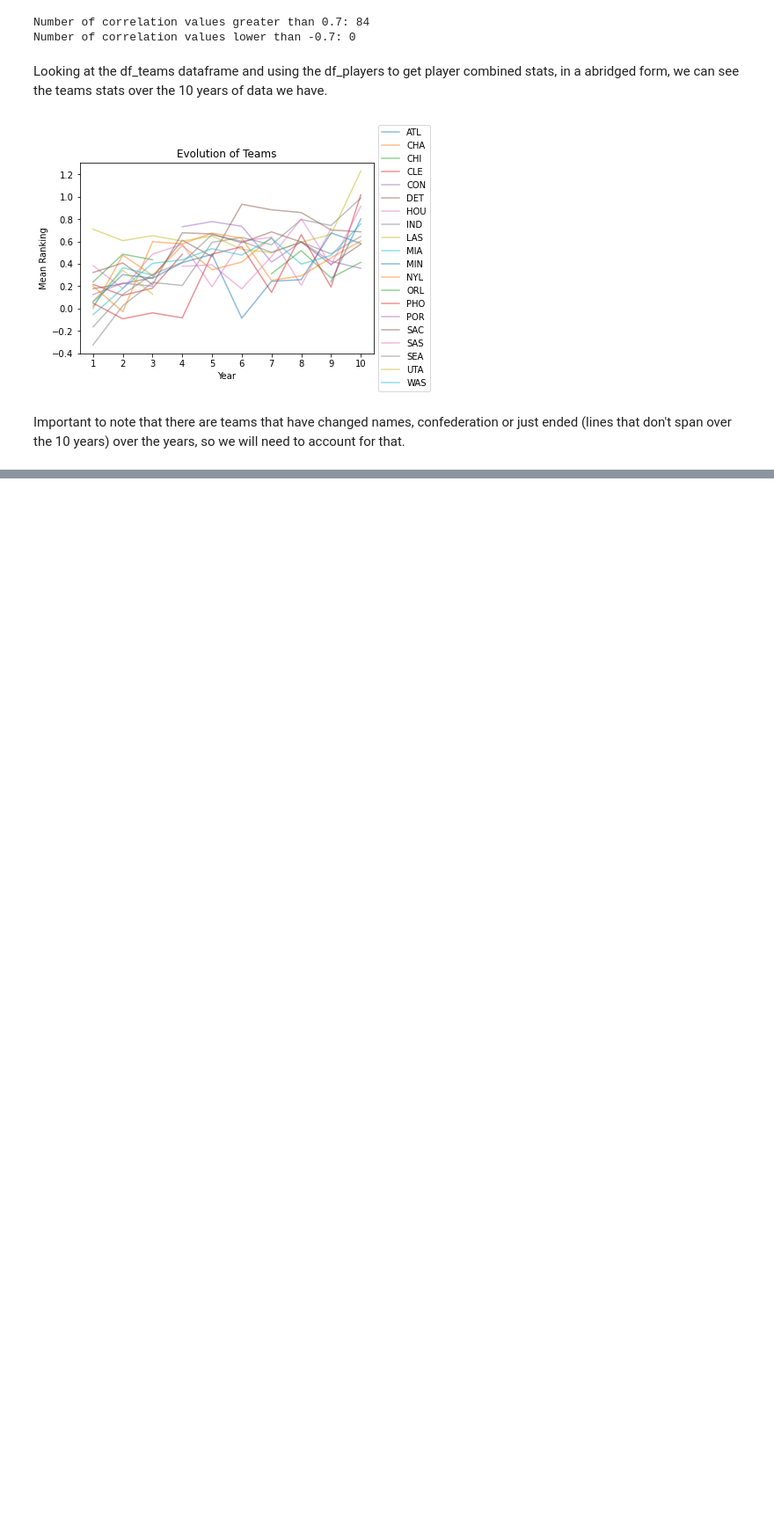
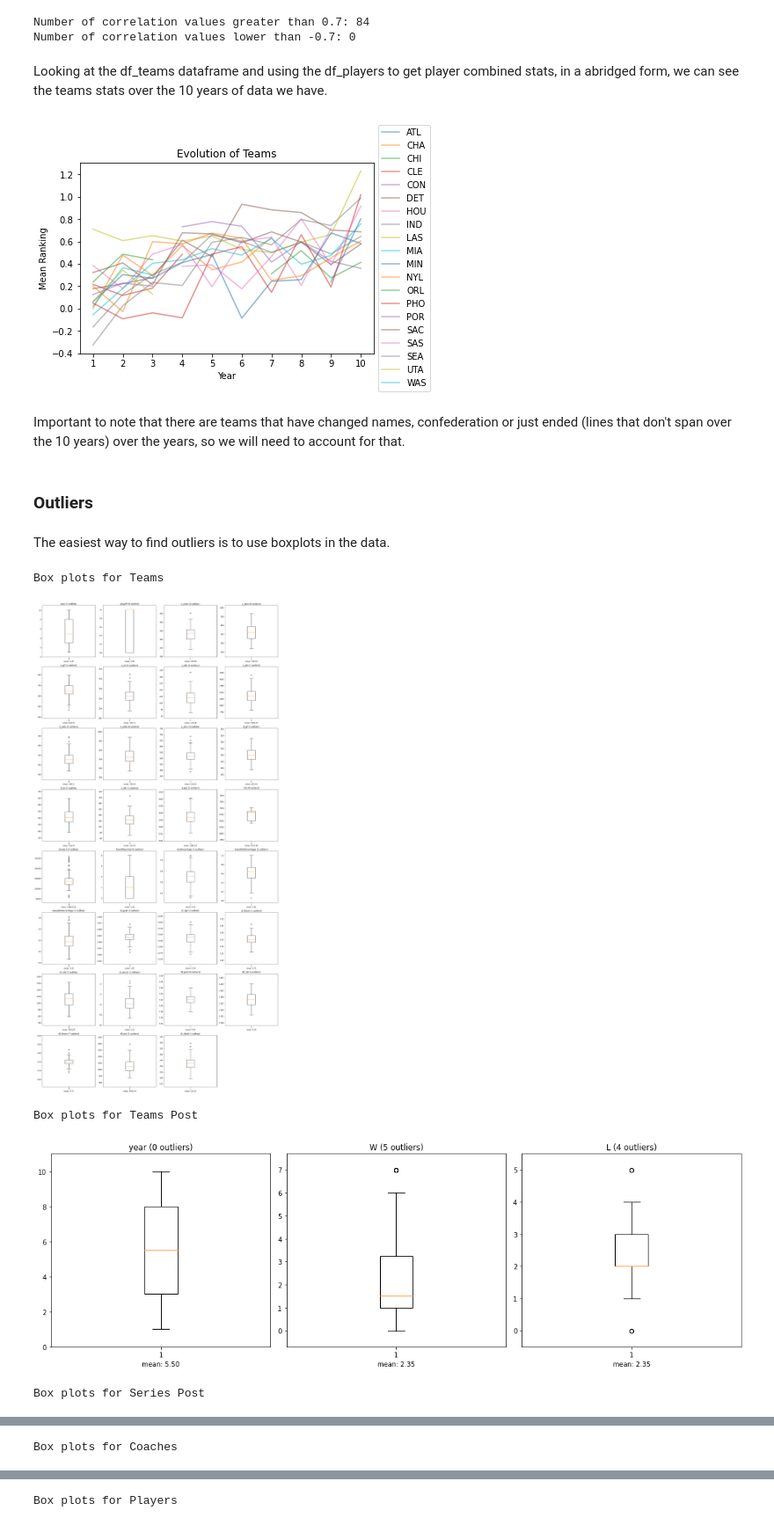
Before and after one commit to m21ark/ac, a Jupyter notebook: stats.ipynb, the cells around one changed output, grey strips where cells are left out. Shown at 88% size. Saved outputs shown, nothing was run; the diff lists cells and outputs as text; code cells hidden in the pictures; blank space fills up the shorter version.

Commit message:
Outlier boxplots

```diff
--- a/stats.ipynb
+++ b/stats.ipynb
@@ -52,34 +53,41 @@ def show_corr_matrix(df, threshold=0.7):
     print(f"Number of correlation values lower than -{threshold}:",
           num_corr_lower_than_08)
 # %%
-def show_box_plots(df):
-    num_cols = int(len(df.columns)/3)+1
-    num_rows = 3
-    fig, axs = plt.subplots(nrows=num_rows, ncols=num_cols, figsize=(20, 10))
+def show_box_plots(df, outlier_threshold=30):
+    # Select only the numeric columns
+    numeric_df = df.select_dtypes(include=['number'])
+
+    num_cols = len(numeric_df.columns)
+    num_cols_per_row = 4  # Adjust as needed
+    num_rows = math.ceil(num_cols / num_cols_per_row)
+    fig, axs = plt.subplots(
+        nrows=num_rows, ncols=num_cols_per_row, figsize=(20, 5*num_rows))
     axs = axs.flatten()
 
-    for i, col in enumerate(df.columns):
-
-        q1 = df[col].quantile(0.25)
-        q3 = df[col].quantile(0.75)
+    for i, col in enumerate(numeric_df.columns):
+        q1 = numeric_df[col].quantile(0.25)
+        q3 = numeric_df[col].quantile(0.75)
         iqr = q3 - q1
         lower_bound = q1 - 1.5 * iqr
         upper_bound = q3 + 1.5 * iqr
         num_outliers = len(
-            df[(df[col] < lower_bound) | (df[col] > upper_bound)])
+            numeric_df[(numeric_df[col] < lower_bound) | (numeric_df[col] > upper_bound)])
 
-        axs[i].boxplot(df[col])
-        axs[i].set_ylim(df[col].min() - 0.1 * df[col].max(),
-                        df[col].max() + 0.1 * df[col].max())
+        axs[i].boxplot(numeric_df[col])
+        axs[i].set_ylim(numeric_df[col].min() - 0.1 * numeric_df[col].max(),
+                        numeric_df[col].max() + 0.1 * numeric_df[col].max())
 
-        axs[i].set_xlabel(f"mean: {df[col].mean():.2f}")
+        axs[i].set_xlabel(f"mean: {numeric_df[col].mean():.2f}")
 
-        if num_outliers > 40:
+        if num_outliers > outlier_threshold:
             axs[i].set_title(f"{col} ({num_outliers} outliers)", color='red')
         else:
             axs[i].set_title(f"{col} ({num_outliers} outliers)")
 
-    fig.suptitle("Box Plots for Attributes")
+    # Hide empty subplots
+    for i in range(num_cols, num_rows * num_cols_per_row):
+        fig.delaxes(axs[i])
+
     plt.tight_layout()
     plt.show()
 # %%
@@ -314,3 +325,21 @@ plt.show()
 [figure]
 # %% [markdown]
 Important to note that there are teams that have changed names, confederation or just ended (lines that don't span over the 10 years) over the years, so we will need to account for that.
+# %% [markdown]
+### Outliers
+# %% [markdown]
+The easiest way to find outliers is to use boxplots in the data.
+# %%
+# Looking for outliers in each df
+
+for i, df in enumerate(df_list_cleaned):
+    num = df.select_dtypes(include=['number'])
+    if len(num.columns) > 1:
+        print(f"\nBox plots for {df_names[i]}")
+        show_box_plots(df)
+# %% [output]
+Box plots for Teams
+[figure, added]
+Box plots for Teams Post
+[figure, added]
+Box plots for Series Post
@@ -316,0 +347 @@ Important to note that there are teams that have changed names, confederation or
+Box plots for Coaches
@@ -316,0 +349 @@ Important to note that there are teams that have changed names, confederation or
+Box plots for Players
```
Also changed, not shown: parts of 5 cells of this notebook.
